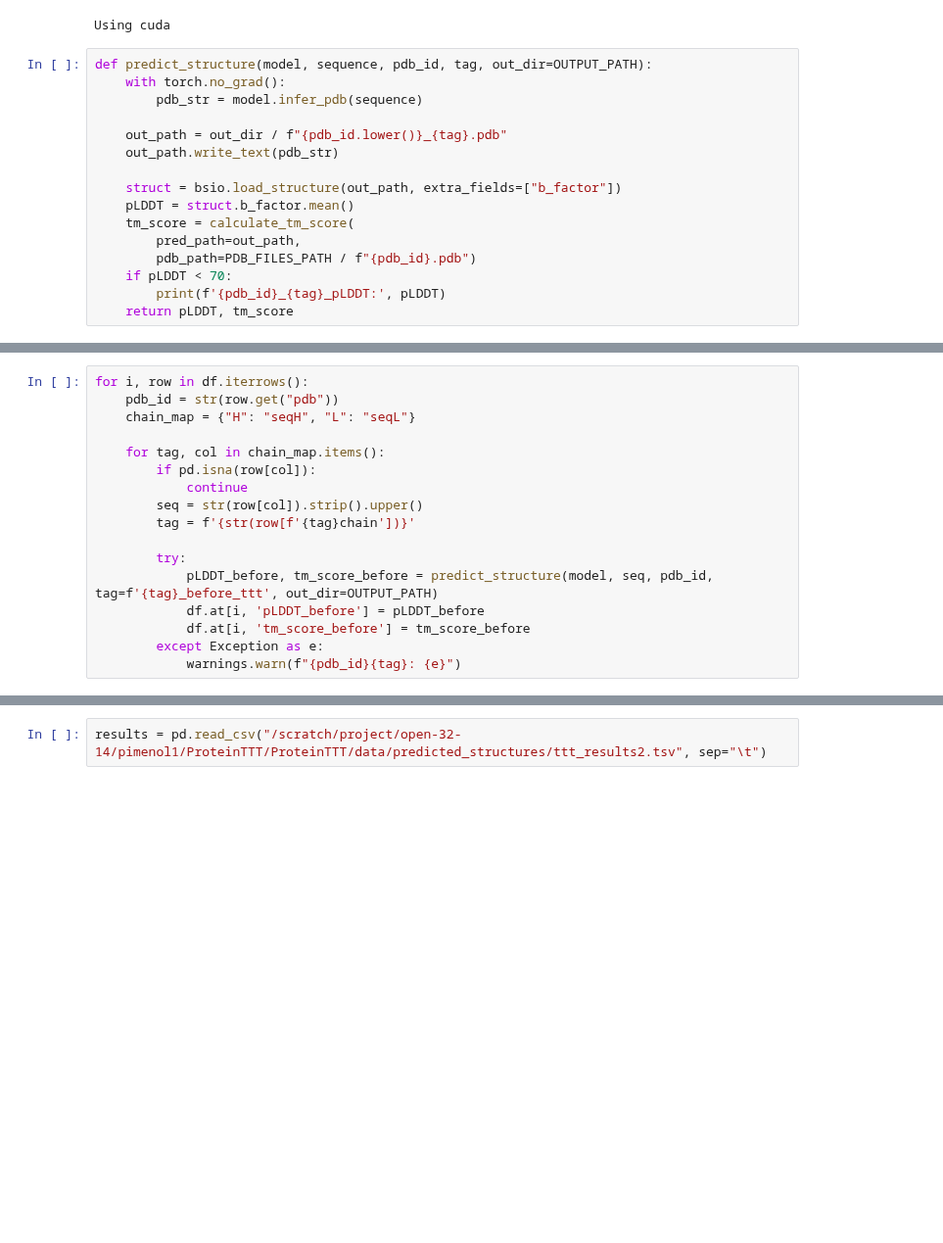
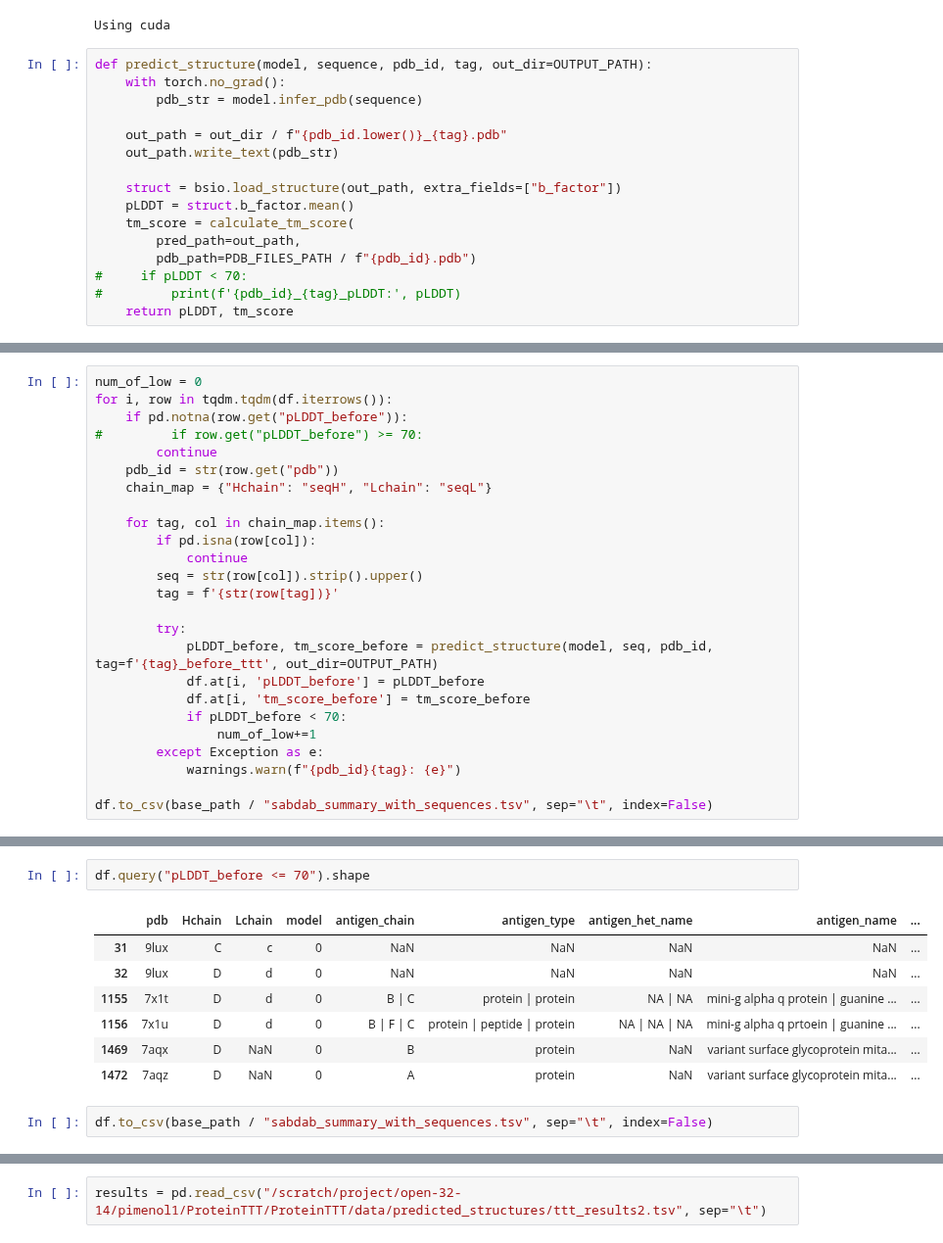
Before and after one commit to pimenol/ProteinTTT, a Jupyter notebook: notebooks/SAbDab.ipynb, the cells around one changed output, grey strips where cells are left out. Shown at 98% size. Saved outputs shown, nothing was run; the diff lists cells and outputs as text; blank space fills up the shorter version.

```diff
--- a/notebooks/SAbDab.ipynb
+++ b/notebooks/SAbDab.ipynb
@@ -174,8 +176,8 @@ def predict_structure(model, sequence, pdb_id, tag, out_dir=OUTPUT_PATH):
     tm_score = calculate_tm_score(
         pred_path=out_path,
         pdb_path=PDB_FILES_PATH / f"{pdb_id}.pdb")
-    if pLDDT < 70:
-        print(f'{pdb_id}_{tag}_pLDDT:', pLDDT)
+#     if pLDDT < 70:
+#         print(f'{pdb_id}_{tag}_pLDDT:', pLDDT)
     return pLDDT, tm_score
 # %%
 def fold_chain(sequence, pdb_id, *, model, tag, out_dir = OUTPUT_PATH):
@@ -200,17 +195,25 @@ def fold_chain(sequence, pdb_id, *, model, tag, out_dir = OUTPUT_PATH):
 # %%
-for i, row in df.iterrows():
+num_of_low = 0
+for i, row in tqdm.tqdm(df.iterrows()):
+    if pd.notna(row.get("pLDDT_before")):
+#         if row.get("pLDDT_before") >= 70:
+        continue
     pdb_id = str(row.get("pdb"))
-    chain_map = {"H": "seqH", "L": "seqL"}
+    chain_map = {"Hchain": "seqH", "Lchain": "seqL"}
 
     for tag, col in chain_map.items():
         if pd.isna(row[col]):
             continue
         seq = str(row[col]).strip().upper()
-        tag = f'{str(row[f'{tag}chain'])}'
+        tag = f'{str(row[tag])}'
 
         try:
             pLDDT_before, tm_score_before = predict_structure(model, seq, pdb_id, tag=f'{tag}_before_ttt', out_dir=OUTPUT_PATH)
             df.at[i, 'pLDDT_before'] = pLDDT_before
             df.at[i, 'tm_score_before'] = tm_score_before
+            if pLDDT_before < 70:
+                num_of_low+=1
         except Exception as e:
             warnings.warn(f"{pdb_id}{tag}: {e}")
+
+df.to_csv(base_path / "sabdab_summary_with_sequences.tsv", sep="\t", index=False)
@@ -259,0 +220,12 @@ KeyboardInterrupt:
+# %%
+df.query("pLDDT_before <= 70").shape
+# %% [output]
+|  | pdb | Hchain | Lchain | model | antigen_chain | antigen_type | antigen_het_name | antigen_name | ... |
+| 31 | 9lux | C | c | 0 | NaN | NaN | NaN | NaN | ... |
+| 32 | 9lux | D | d | 0 | NaN | NaN | NaN | NaN | ... |
+| 1155 | 7x1t | D | d | 0 | B | C | protein | protein | NA | NA | mini-g alpha q protein | guanine ... | ... |
+| 1156 | 7x1u | D | d | 0 | B | F | C | protein | peptide | protein | NA | NA | NA | mini-g alpha q prtoein | guanine ... | ... |
+| 1469 | 7aqx | D | NaN | 0 | B | protein | NaN | variant surface glycoprotein mita... | ... |
+| 1472 | 7aqz | D | NaN | 0 | A | protein | NaN | variant surface glycoprotein mita... | ... |
+# %%
+df.to_csv(base_path / "sabdab_summary_with_sequences.tsv", sep="\t", index=False)
```
Also changed, not shown: parts of 19 cells of this notebook.
